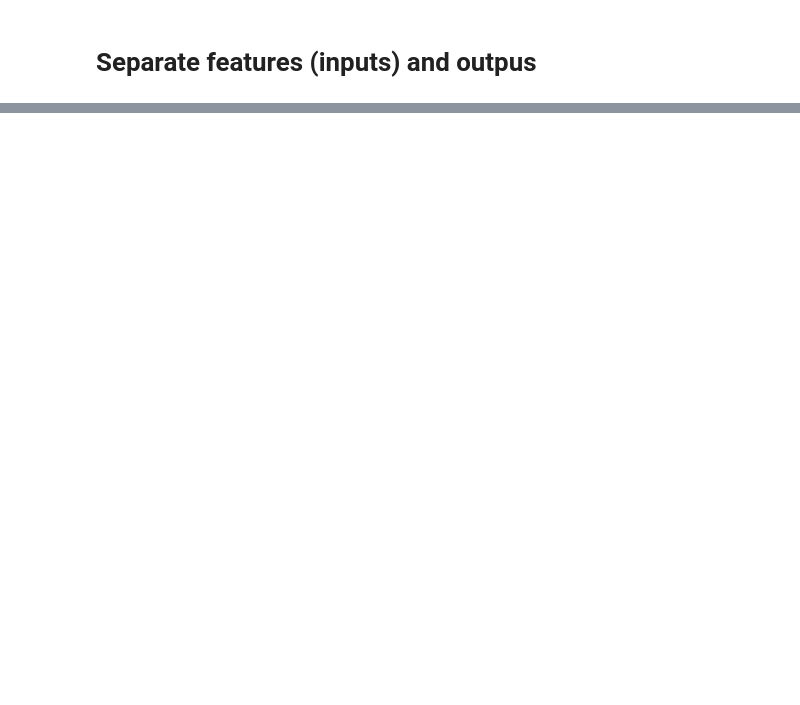
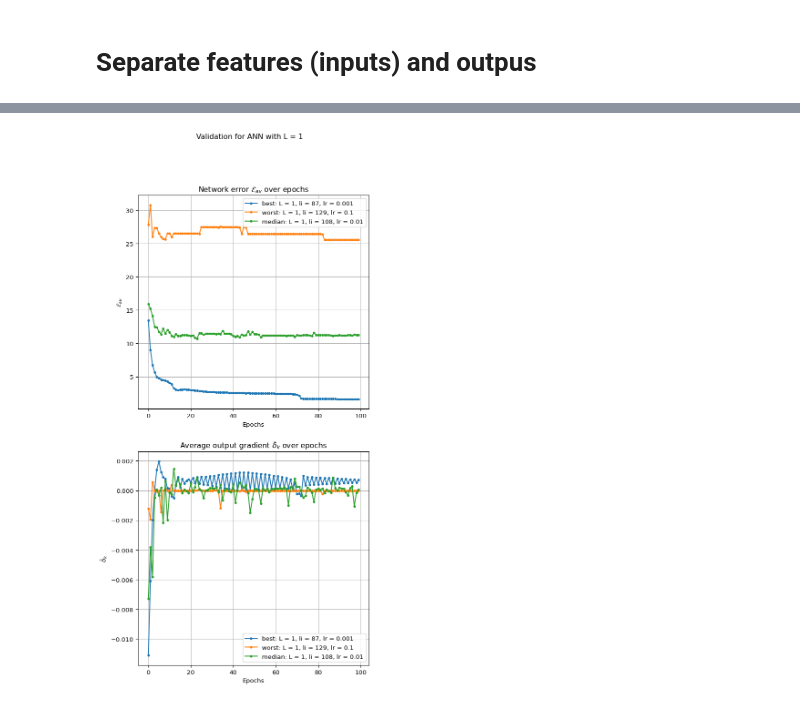
Before and after one commit to scardenol/ai_2023, a Jupyter notebook: 2. Hybrid supervised/Autoencoders/src/autoencoders.ipynb, the cells around one changed output, grey strips where cells are left out. Drawn from its saved outputs; the diff is of its cells as text; code cells hidden in the pictures; blank space fills up the shorter version.

```diff
--- a/2. Hybrid supervised/Autoencoders/src/autoencoders.ipynb
+++ b/2. Hybrid supervised/Autoencoders/src/autoencoders.ipynb
@@ -101,0 +362,31 @@ outputs
+# %%
+# Read the data and sample the desired amount of observations
+X = inputs.values
+Y = outputs.values
+
+# Normalize both the input features and the output data to [0,1]
+X = (X - np.min(X, axis=0)) / (np.max(X, axis=0) - np.min(X, axis=0))
+Y = (Y - np.min(Y)) / (np.max(Y) - np.min(Y))
+
+# Define a split data function for the train-validation-test split
+def splitData(X, d, per=[0.6, 0.2, 0.2]):
+    n = X.shape[0]
+    splits = np.cumsum([int(i*n) for i in per])
+    idx = sample(range(n), n)
+    #idx = range(n)
+    idx_train = idx[0:splits[0]]
+    idx_val = idx[splits[0]:splits[1]]
+    idx_test = idx[splits[1]:splits[2]]
+
+
+    X_train = X[idx_train, :]
+    X_val = X[idx_val, :]
+    X_test = X[idx_test, :]
+    d_train = d[idx_train]
+    d_val = d[idx_val]
+    d_test = d[idx_test]
+    return X_train, d_train, X_val, d_val, X_test, d_test, idx
+
+
+# Split data into train (60%), validation (20%) y test (20%)
+X_train, Y_train, X_validation, Y_validation, X_test, Y_test, _ = splitData(X, Y, per=[0.6, 0.2, 0.2])
@@ -101,0 +551,16 @@ outputs
+# %%
+# Feature extraction.
+np.random.seed(1)
+
+# General parameters
+L = 1  # Max number of hidden layers
+li_min = 68  # Max number of neurons per hidden layer
+li_max = 2*68  # Max number of neurons per hidden layer
+li_step = 1  # Max number of neurons per hidden layer
+learning_rate = [0.001, 0.01, 0.1]  # Learning rates
+n_epochs = 100
+
+nns, nn_best_feature = runPlease(X_train, X_train, X_validation, X_validation, L,
+          li_min, li_max, li_step, learning_rate, n_epochs, 'val_feauteExtraction')
+# %% [output]
+[figure, added]
```
Also changed, not shown: parts of 18 cells of this notebook.
